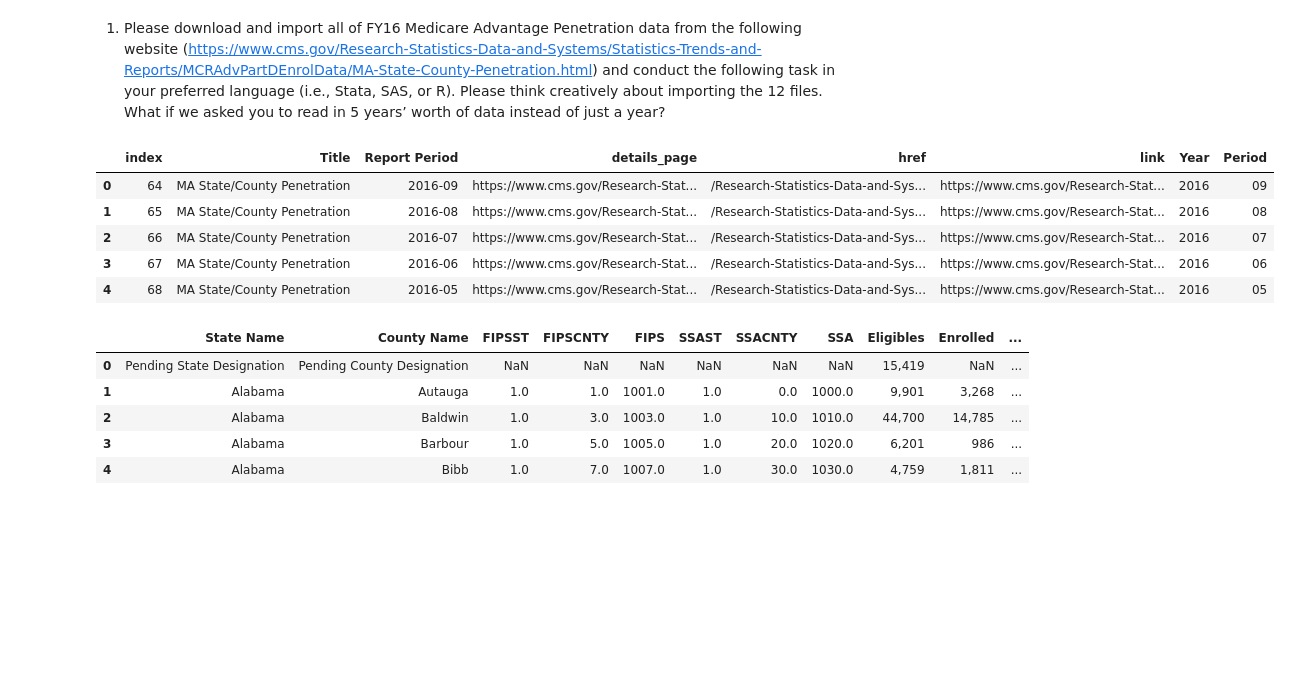
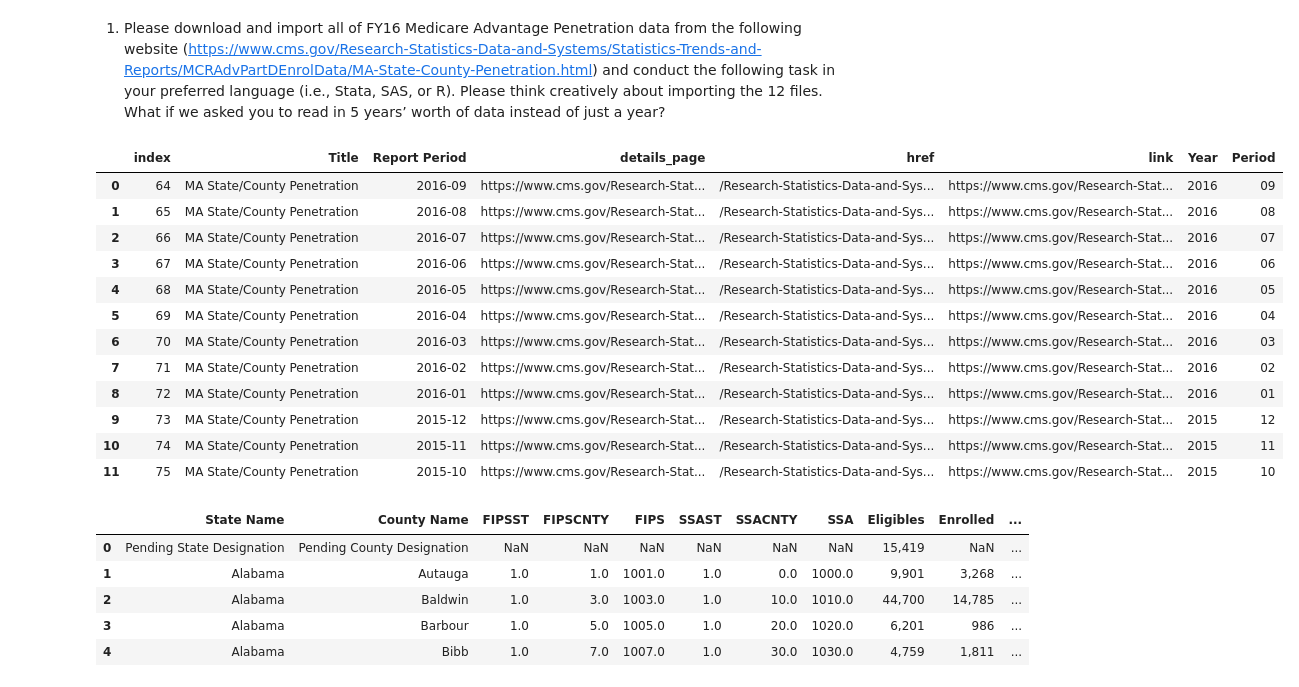
Before and after one commit to mehmet-sari/Exercises_Applications, a Jupyter notebook: PEPREC_Programming_Test.ipynb, the cells around one changed output. Drawn from its saved outputs; the diff is of its cells as text; code cells hidden in the pictures; blank space fills up the shorter version.

```diff
--- a/PEPREC_Programming_Test.ipynb
+++ b/PEPREC_Programming_Test.ipynb
@@ -67,17 +66,24 @@ df[['Report Period','link']].to_csv('/Users/mehme/Downloads/cms_MA_Pen_links.csv
 # %%
 # A fiscal year for the Veterans Administration starts on October 1st to September 30th.
 # For example, FY10 starts on October 1st, 2009 and end on September 30th, 2010.
 df1 = df
 df1[['Year','Period']] = df1['Report Period'].str.split("-",expand=True)
 df2016 = df1[(df1['Year'] == '2016') & (df1['Period'] <= '09') | (df1['Year'] == '2015') & (df1['Period'] > '09')].reset_index()
-df2016.head()
+df2016
 # %% [output]
 |  | index | Title | Report Period | details_page | href | link | Year | Period |
 | 0 | 64 | MA State/County Penetration | 2016-09 | https://www.cms.gov/Research-Stat... | /Research-Statistics-Data-and-Sys... | https://www.cms.gov/Research-Stat... | 2016 | 09 |
 | 1 | 65 | MA State/County Penetration | 2016-08 | https://www.cms.gov/Research-Stat... | /Research-Statistics-Data-and-Sys... | https://www.cms.gov/Research-Stat... | 2016 | 08 |
 | 2 | 66 | MA State/County Penetration | 2016-07 | https://www.cms.gov/Research-Stat... | /Research-Statistics-Data-and-Sys... | https://www.cms.gov/Research-Stat... | 2016 | 07 |
 | 3 | 67 | MA State/County Penetration | 2016-06 | https://www.cms.gov/Research-Stat... | /Research-Statistics-Data-and-Sys... | https://www.cms.gov/Research-Stat... | 2016 | 06 |
 | 4 | 68 | MA State/County Penetration | 2016-05 | https://www.cms.gov/Research-Stat... | /Research-Statistics-Data-and-Sys... | https://www.cms.gov/Research-Stat... | 2016 | 05 |
+| 5 | 69 | MA State/County Penetration | 2016-04 | https://www.cms.gov/Research-Stat... | /Research-Statistics-Data-and-Sys... | https://www.cms.gov/Research-Stat... | 2016 | 04 |
+| 6 | 70 | MA State/County Penetration | 2016-03 | https://www.cms.gov/Research-Stat... | /Research-Statistics-Data-and-Sys... | https://www.cms.gov/Research-Stat... | 2016 | 03 |
+| 7 | 71 | MA State/County Penetration | 2016-02 | https://www.cms.gov/Research-Stat... | /Research-Statistics-Data-and-Sys... | https://www.cms.gov/Research-Stat... | 2016 | 02 |
+| 8 | 72 | MA State/County Penetration | 2016-01 | https://www.cms.gov/Research-Stat... | /Research-Statistics-Data-and-Sys... | https://www.cms.gov/Research-Stat... | 2016 | 01 |
+| 9 | 73 | MA State/County Penetration | 2015-12 | https://www.cms.gov/Research-Stat... | /Research-Statistics-Data-and-Sys... | https://www.cms.gov/Research-Stat... | 2015 | 12 |
+| 10 | 74 | MA State/County Penetration | 2015-11 | https://www.cms.gov/Research-Stat... | /Research-Statistics-Data-and-Sys... | https://www.cms.gov/Research-Stat... | 2015 | 11 |
+| 11 | 75 | MA State/County Penetration | 2015-10 | https://www.cms.gov/Research-Stat... | /Research-Statistics-Data-and-Sys... | https://www.cms.gov/Research-Stat... | 2015 | 10 |
 # %%
 # The next step is to download the data by opening the link form the csv file.
 for url in df2016['link']:
```
Also changed, not shown: parts of 7 cells of this notebook, 3 other files.
